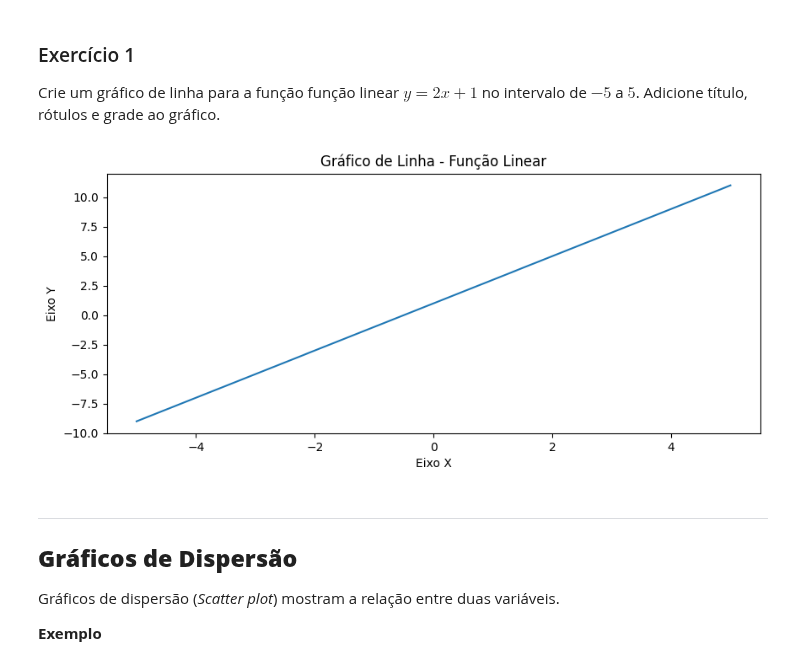
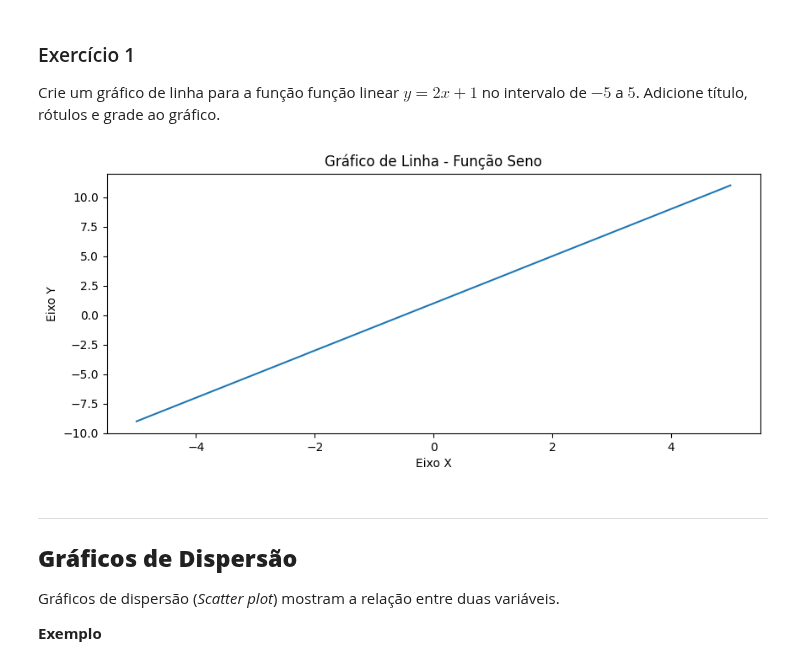
Before and after one commit to py241012454/CEE2, a Jupyter notebook: aulas.ipynb, the cells around one changed output. Saved outputs shown, nothing was run; the diff lists cells and outputs as text; code cells hidden in the pictures.

```diff
--- a/aulas.ipynb
+++ b/aulas.ipynb
@@ -3982,16 +3982,19 @@ no intervalo de $-5$ a $5$. Adicione título, rótulos e grade ao gráfico.
 # %%
 import numpy as np
 import matplotlib.pyplot as plt
 x=np.linspace(-5,5)
-y=(2*x+1)
-plt.figure(figsize=(10,4))
-plt.plot(x,y)
-plt.title("Gráfico de Linha - Função Linear")
+y=2*x+1
+plt.figure(figsize=(10, 4))
+plt.plot(x, y)
+# Adicionando rótulos
+plt.title("Gráfico de Linha - Função Seno")
 plt.xlabel("Eixo X")
 plt.ylabel("Eixo Y")
+
+# Exibindo o gráfico
 plt.show()
 # %% [output]
-[figure, old version]
+[figure, new version]
 # %% [markdown]
 ---
 
```
Also changed, not shown: parts of 12 cells of this notebook.
